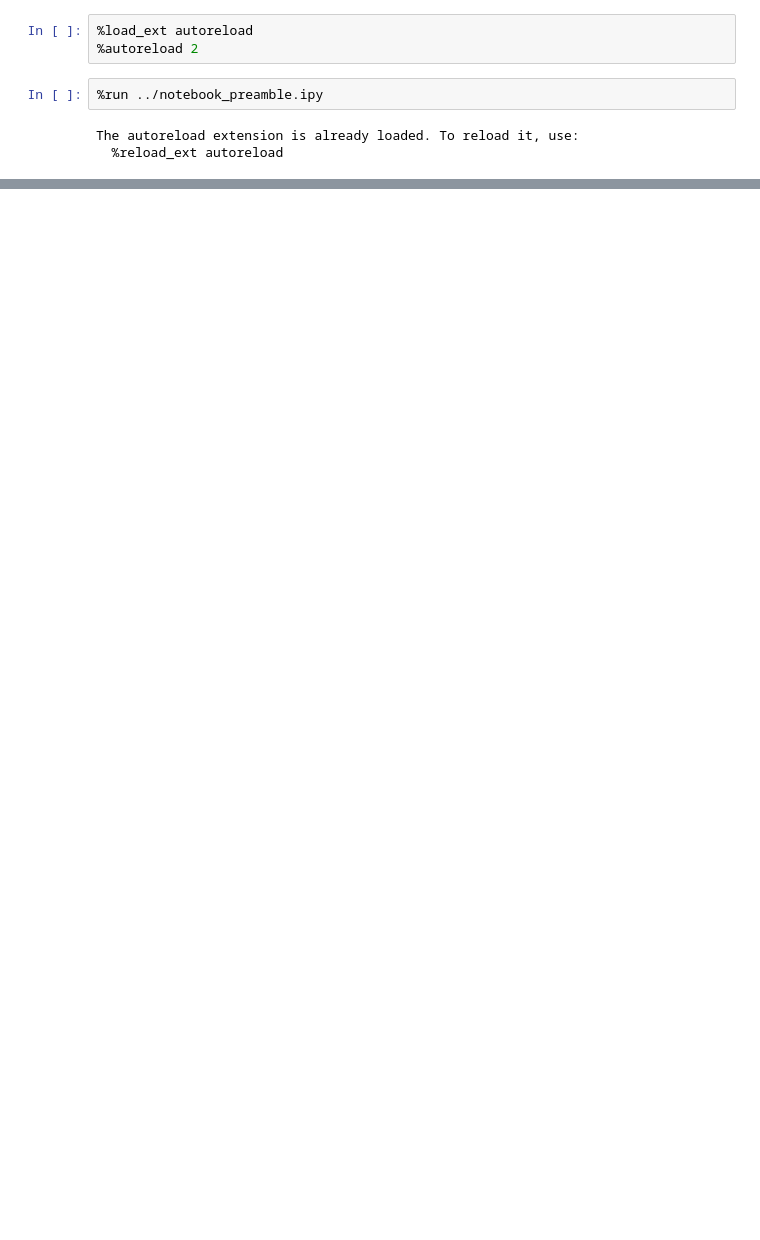
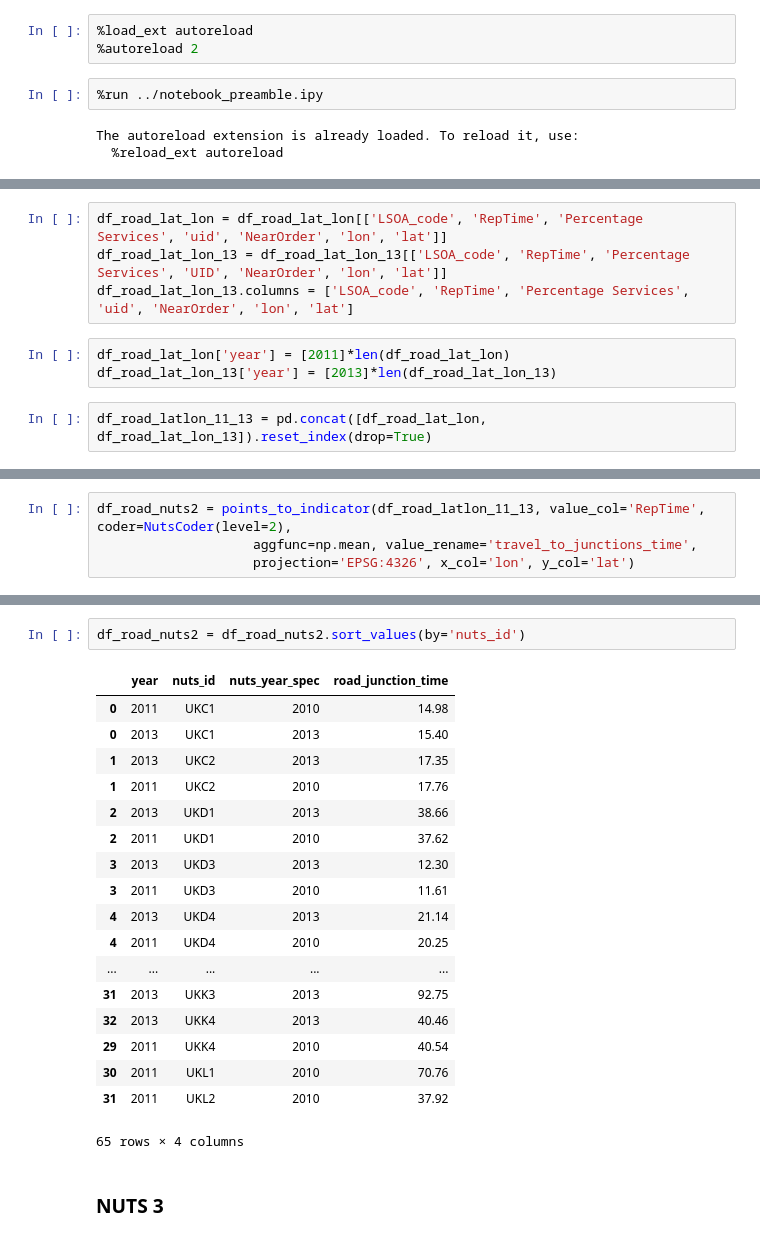
Before and after one commit to nestauk/beis-indicators, a Jupyter notebook: ds/notebooks/dev/15_ao_travel.ipynb, the cells around one changed output, grey strips where cells are left out. Cells and saved outputs as stored; diff of their text form; blank space fills up the shorter version.

Commit message:
Travel indicators

```diff
--- a/ds/notebooks/dev/15_ao_travel.ipynb
+++ b/ds/notebooks/dev/15_ao_travel.ipynb
@@ -174,0 +77,9 @@ df_road_filter
+# %%
+df_road_lat_lon = df_road_lat_lon[['LSOA_code', 'RepTime', 'Percentage Services', 'uid', 'NearOrder', 'lon', 'lat']]
+df_road_lat_lon_13 = df_road_lat_lon_13[['LSOA_code', 'RepTime', 'Percentage Services', 'UID', 'NearOrder', 'lon', 'lat']]
+df_road_lat_lon_13.columns = ['LSOA_code', 'RepTime', 'Percentage Services', 'uid', 'NearOrder', 'lon', 'lat']
+# %%
+df_road_lat_lon['year'] = [2011]*len(df_road_lat_lon)
+df_road_lat_lon_13['year'] = [2013]*len(df_road_lat_lon_13)
+# %%
+df_road_latlon_11_13 = pd.concat([df_road_lat_lon, df_road_lat_lon_13]).reset_index(drop=True)
@@ -174,0 +88,4 @@ df_road_filter
+# %%
+df_road_nuts2 = points_to_indicator(df_road_latlon_11_13, value_col='RepTime', coder=NutsCoder(level=2),
+                    aggfunc=np.mean, value_rename='travel_to_junctions_time',
+                    projection='EPSG:4326', x_col='lon', y_col='lat')
@@ -174,0 +111,23 @@ df_road_filter
+# %%
+df_road_nuts2 = df_road_nuts2.sort_values(by='nuts_id')
+# %% [output]
+|  | year | nuts_id | nuts_year_spec | road_junction_time |
+| 0 | 2011 | UKC1 | 2010 | 14.98 |
+| 0 | 2013 | UKC1 | 2013 | 15.40 |
+| 1 | 2013 | UKC2 | 2013 | 17.35 |
+| 1 | 2011 | UKC2 | 2010 | 17.76 |
+| 2 | 2013 | UKD1 | 2013 | 38.66 |
+| 2 | 2011 | UKD1 | 2010 | 37.62 |
+| 3 | 2013 | UKD3 | 2013 | 12.30 |
+| 3 | 2011 | UKD3 | 2010 | 11.61 |
+| 4 | 2013 | UKD4 | 2013 | 21.14 |
+| 4 | 2011 | UKD4 | 2010 | 20.25 |
+| ... | ... | ... | ... | ... |
+| 31 | 2013 | UKK3 | 2013 | 92.75 |
+| 32 | 2013 | UKK4 | 2013 | 40.46 |
+| 29 | 2011 | UKK4 | 2010 | 40.54 |
+| 30 | 2011 | UKL1 | 2010 | 70.76 |
+| 31 | 2011 | UKL2 | 2010 | 37.92 |
+65 rows × 4 columns
+# %% [markdown]
+### NUTS 3
```
Also changed, not shown: parts of 87 cells of this notebook, 2 other files.
